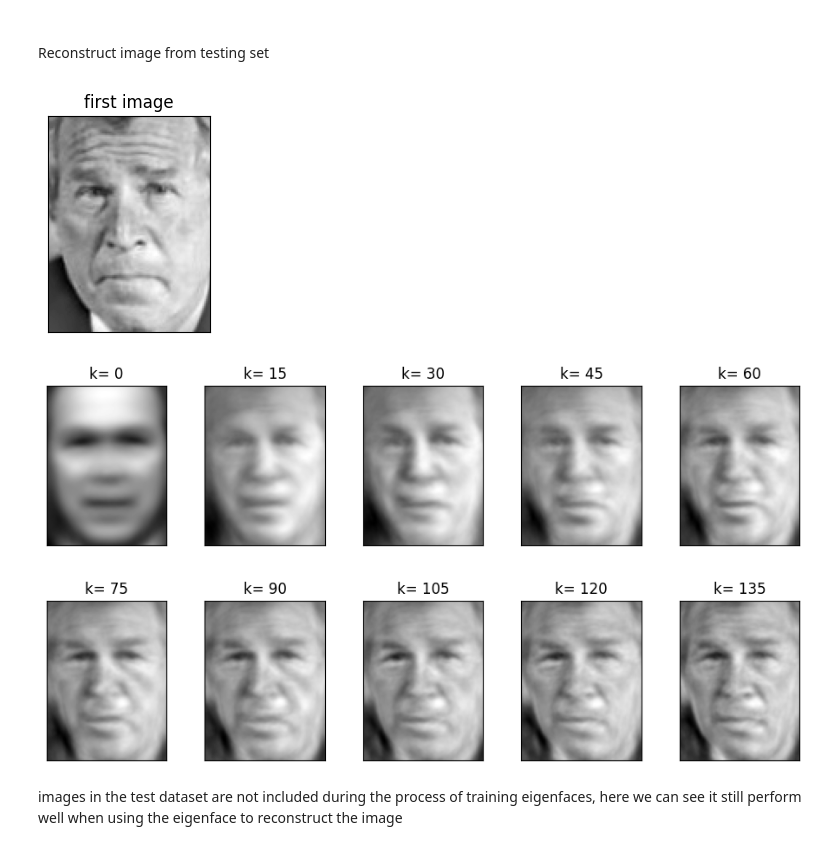
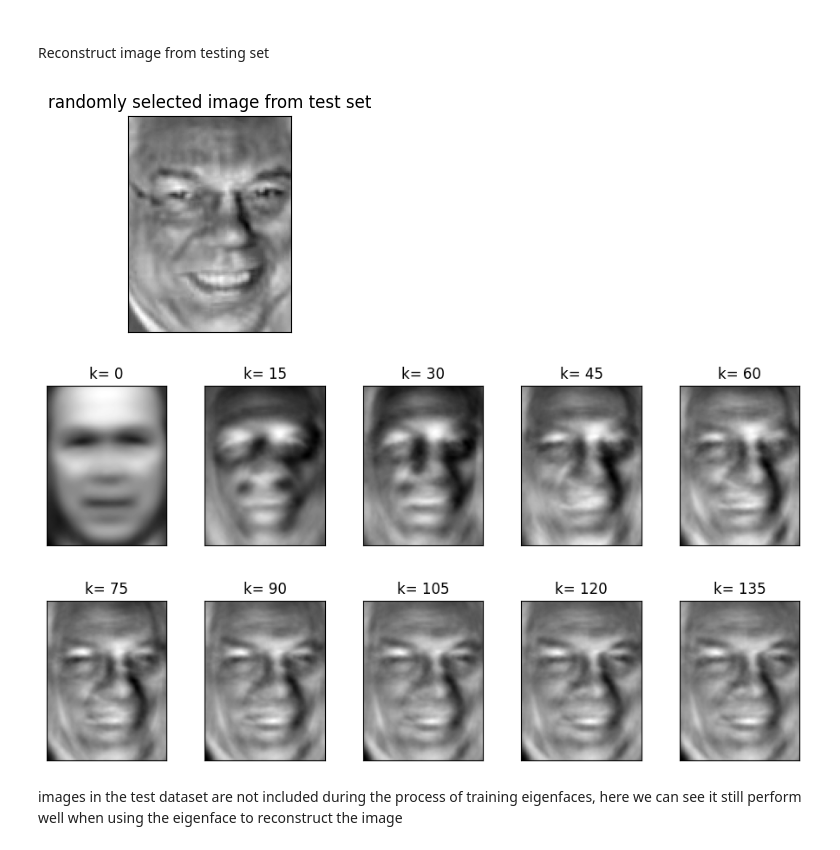
Before and after one commit to YRT777/7404-eigenfaces-elderversion, a Jupyter notebook: eigenfaces.ipynb, the cells around one changed output. Cells and saved outputs as stored; diff of their text form; code cells hidden in the pictures.

```diff
--- a/eigenfaces.ipynb
+++ b/eigenfaces.ipynb
@@ -341,19 +338,21 @@ plot_gallery(Y,["k= %d" % j for j in range(0,150,15) ], n_row=2, n_col=5)
 ###
 Reconstruct image from testing set
 # %%
-plot_gallery([X_test[0,:]],["first image"],n_row=1,n_col=1)
+import random
+r=random.randint(0,X_test.shape[0])
+plot_gallery([X_test[r,:]],["randomly selected image from test set"],n_row=1,n_col=1)
 # %% [output]
-[figure, old version]
+[figure, new version]
 # %%
 Y=[0]*10
 for k, i in zip([0,15,30,45,60,75,90,105,120,135],np.arange(10)):
-    face_score = X_test[0,:].dot(eigface[:,:k])
+    face_score = X_test[r,:].dot(eigface[:,:k])
     projected_face = face_score.dot(eigface[:,:k].T)
     Y[i]=projected_face +mean1
 
 plot_gallery(Y,["k= %d" % j for j in range(0,150,15) ], n_row=2, n_col=5)
 # %% [output]
-[figure, old version]
+[figure, new version]
 # %% [markdown]
 images in the test dataset are not included during the process of training eigenfaces, here we can see it still perform well when using the eigenface to reconstruct the image
 # %% [markdown]
```
Also changed, not shown: parts of 13 cells of this notebook.
